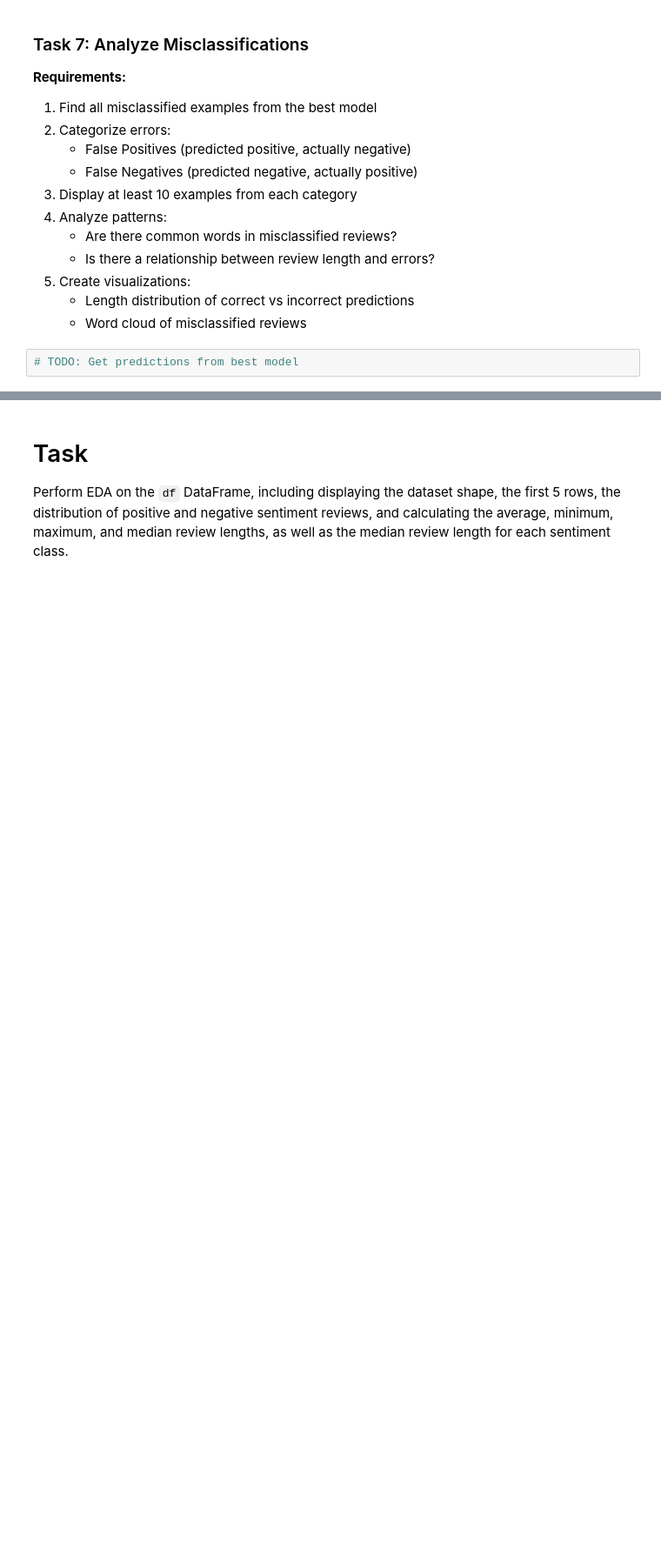
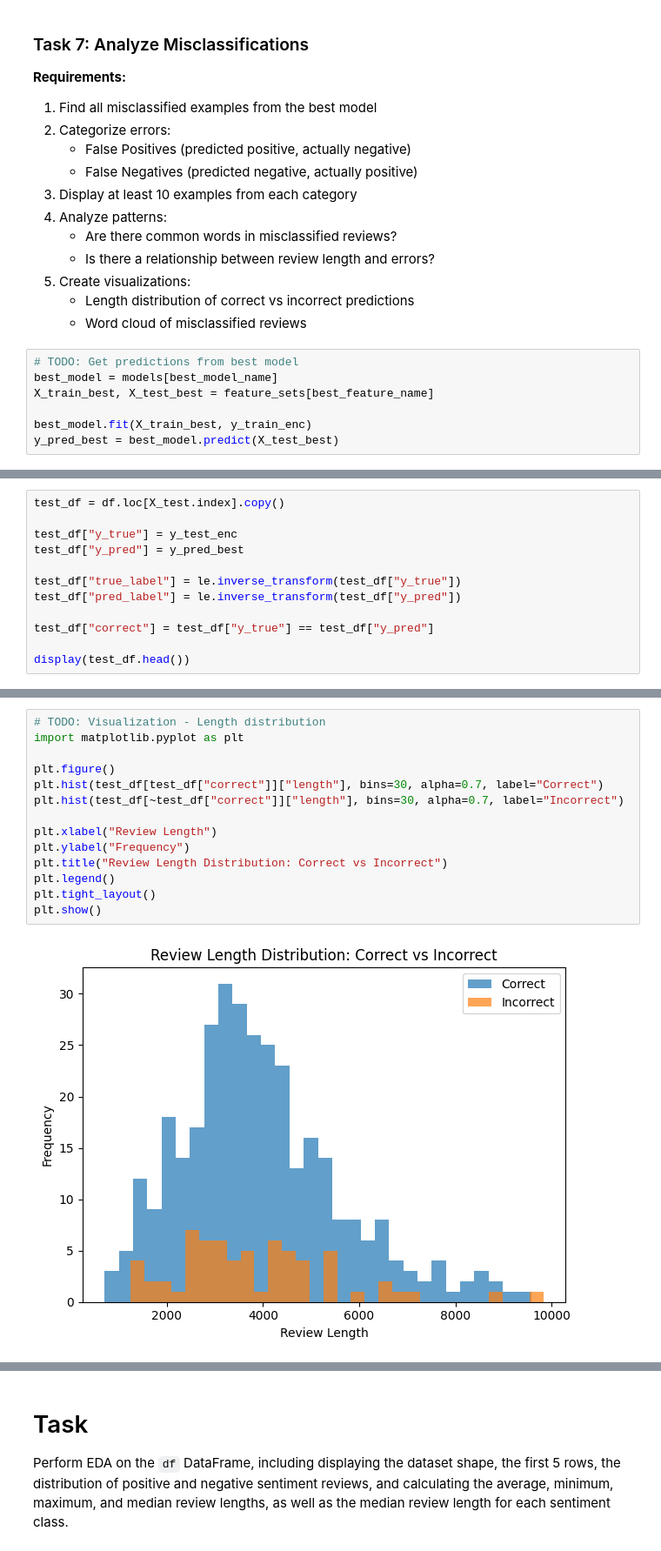
Before and after one commit to gooners006/MSE, a Jupyter notebook: NLP501/NLP_Lab02_Extra_Requirements.ipynb, the cells around one changed output, grey strips where cells are left out. Shown at 87% size. Saved outputs shown, nothing was run; the diff lists cells and outputs as text; blank space fills up the shorter version.

```diff
--- a/NLP501/NLP_Lab02_Extra_Requirements.ipynb
+++ b/NLP501/NLP_Lab02_Extra_Requirements.ipynb
@@ -952,3 +992,8 @@ from sklearn.metrics import ConfusionMatrixDisplay
    - Word cloud of misclassified reviews
 # %%
 # TODO: Get predictions from best model
+best_model = models[best_model_name]
+X_train_best, X_test_best = feature_sets[best_feature_name]
+
+best_model.fit(X_train_best, y_train_enc)
+y_pred_best = best_model.predict(X_test_best)
@@ -963,0 +1000,12 @@ from wordcloud import WordCloud
+# %%
+test_df = df.loc[X_test.index].copy()
+
+test_df["y_true"] = y_test_enc
+test_df["y_pred"] = y_pred_best
+
+test_df["true_label"] = le.inverse_transform(test_df["y_true"])
+test_df["pred_label"] = le.inverse_transform(test_df["y_pred"])
+
+test_df["correct"] = test_df["y_true"] == test_df["y_pred"]
+
+display(test_df.head())
@@ -963,0 +1085,16 @@ from wordcloud import WordCloud
+# %%
+# TODO: Visualization - Length distribution
+import matplotlib.pyplot as plt
+
+plt.figure()
+plt.hist(test_df[test_df["correct"]]["length"], bins=30, alpha=0.7, label="Correct")
+plt.hist(test_df[~test_df["correct"]]["length"], bins=30, alpha=0.7, label="Incorrect")
+
+plt.xlabel("Review Length")
+plt.ylabel("Frequency")
+plt.title("Review Length Distribution: Correct vs Incorrect")
+plt.legend()
+plt.tight_layout()
+plt.show()
+# %% [output]
+[figure, added]
```
Also changed, not shown: parts of 24 cells of this notebook.
